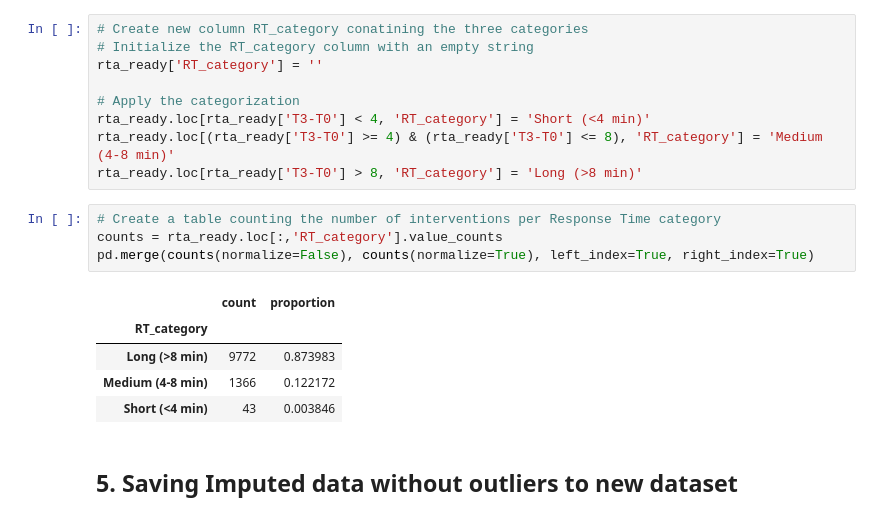
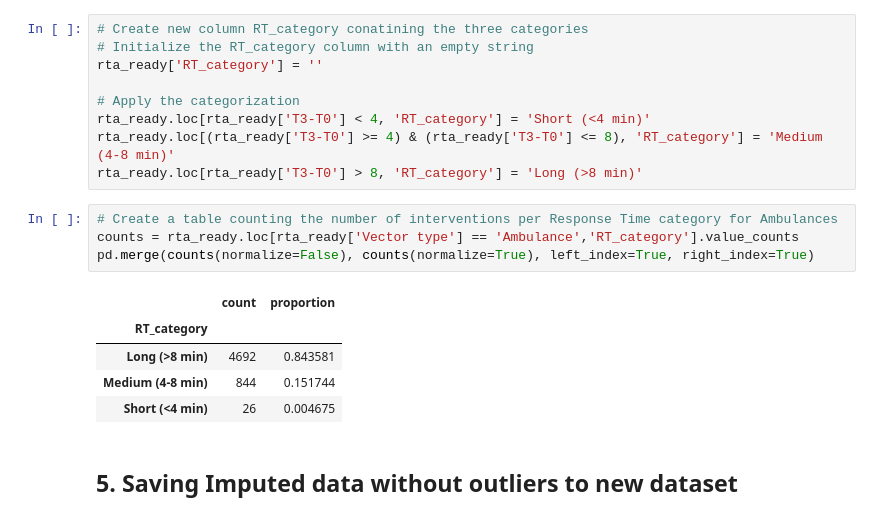
Before and after one commit to JeroenGuillierme/Project-MDA, a Jupyter notebook: 3. Response Time Analysis.ipynb, the cells around one changed output. Saved outputs shown, nothing was run; the diff lists cells and outputs as text.

```diff
--- a/3. Response Time Analysis.ipynb
+++ b/3. Response Time Analysis.ipynb
@@ -330,15 +330,15 @@ rta_ready.loc[rta_ready['T3-T0'] < 4, 'RT_category'] = 'Short (<4 min)'
 rta_ready.loc[(rta_ready['T3-T0'] >= 4) & (rta_ready['T3-T0'] <= 8), 'RT_category'] = 'Medium (4-8 min)'
 rta_ready.loc[rta_ready['T3-T0'] > 8, 'RT_category'] = 'Long (>8 min)'
 # %%
-# Create a table counting the number of interventions per Response Time category
-counts = rta_ready.loc[:,'RT_category'].value_counts
+# Create a table counting the number of interventions per Response Time category for Ambulances
+counts = rta_ready.loc[rta_ready['Vector type'] == 'Ambulance','RT_category'].value_counts
 pd.merge(counts(normalize=False), counts(normalize=True), left_index=True, right_index=True)
 # %% [output]
 |  | count | proportion |
 | RT_category |  |  |
-| Long (>8 min) | 9772 | 0.873983 |
-| Medium (4-8 min) | 1366 | 0.122172 |
-| Short (<4 min) | 43 | 0.003846 |
+| Long (>8 min) | 4692 | 0.843581 |
+| Medium (4-8 min) | 844 | 0.151744 |
+| Short (<4 min) | 26 | 0.004675 |
 # %% [markdown]
 ## 5. Saving Imputed data without outliers to new dataset
 # %%
```
Also changed, not shown: parts of 6 cells of this notebook, 1 other file.
